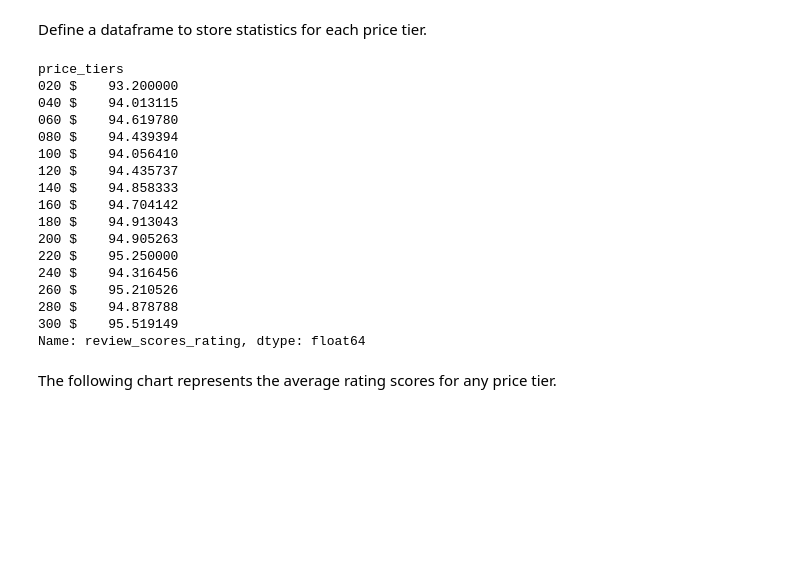
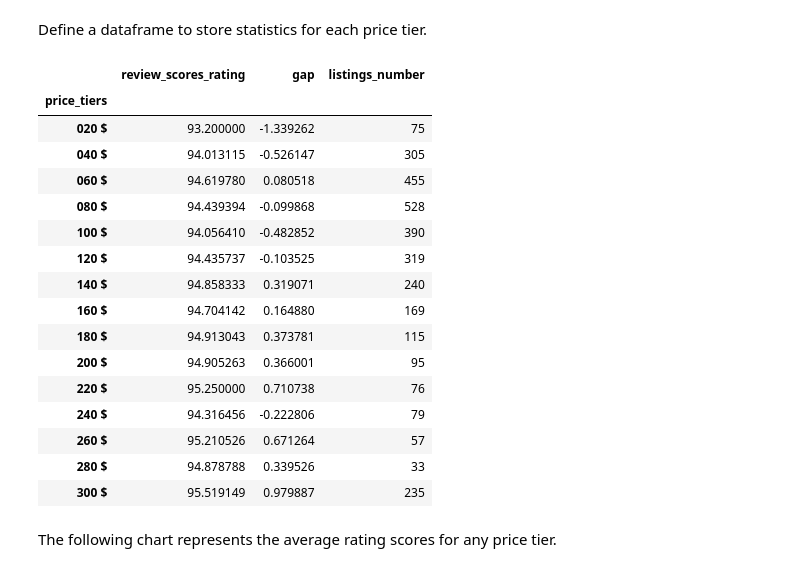
Before and after one commit to Carlo-Giordana/seattle_airbnb, a Jupyter notebook: How Much Rating Depends on Prices.ipynb, the cells around one changed output. Cells and saved outputs as stored; diff of their text form; code cells hidden in the pictures; blank space fills up the shorter version.

```diff
--- a/How Much Rating Depends on Prices.ipynb
+++ b/How Much Rating Depends on Prices.ipynb
@@ -47,0 +146,15 @@ df_calendar.head()
+# %%
+def group_by_col(df, col_by, col_togroup, grouping_criterium):
+    '''Takes in a Data Frame (df), 3 list of strings (col_by, col_togroup and grouping_criterium).
+Returns a Data Frame whose index are the values on which the data is grouped by with:
+- a column for each grouped column with the specified aggregation criterium for the category
+- a column for each grouped column with the gap between the mean for the category and the average value on all dataset
+- a column for each grouped column with the number of records for the category'''
+
+
+    df_output = pd.DataFrame(df.groupby(col_by).aggregate(dict(zip(col_togroup, grouping_criterium))))
+    avg = df[col_togroup].mean()
+    df_output['gap'] = df_output - avg
+    df_output['listings_number'] = df.groupby(col_by)[col_togroup].count()
+
+    return df_output
@@ -213,26 +400,26 @@ df_rated
 ### How much ratings depend on prices?
 # %% [markdown]
 Define a dataframe to store statistics for each price tier.
-# %%
-avg_rating_by_price = df_rated.groupby(['price_tiers'])['review_scores_rating'].mean()
-avg_rating_by_price
-# %% [output]
-price_tiers
-020 $    93.200000
-040 $    94.013115
-060 $    94.619780
-080 $    94.439394
-100 $    94.056410
-120 $    94.435737
-140 $    94.858333
-160 $    94.704142
-180 $    94.913043
-200 $    94.905263
-220 $    95.250000
-240 $    94.316456
-260 $    95.210526
-280 $    94.878788
-300 $    95.519149
-Name: review_scores_rating, dtype: float64
+# %%
+avg_rating_by_price = group_by_col(df_rated, ['price_tiers'], ['review_scores_rating'], ['mean'])
+avg_rating_by_price
+# %% [output]
+|  | review_scores_rating | gap | listings_number |
+| price_tiers |  |  |  |
+| 020 $ | 93.200000 | -1.339262 | 75 |
+| 040 $ | 94.013115 | -0.526147 | 305 |
+| 060 $ | 94.619780 | 0.080518 | 455 |
+| 080 $ | 94.439394 | -0.099868 | 528 |
+| 100 $ | 94.056410 | -0.482852 | 390 |
+| 120 $ | 94.435737 | -0.103525 | 319 |
+| 140 $ | 94.858333 | 0.319071 | 240 |
+| 160 $ | 94.704142 | 0.164880 | 169 |
+| 180 $ | 94.913043 | 0.373781 | 115 |
+| 200 $ | 94.905263 | 0.366001 | 95 |
+| 220 $ | 95.250000 | 0.710738 | 76 |
+| 240 $ | 94.316456 | -0.222806 | 79 |
+| 260 $ | 95.210526 | 0.671264 | 57 |
+| 280 $ | 94.878788 | 0.339526 | 33 |
+| 300 $ | 95.519149 | 0.979887 | 235 |
 # %% [markdown]
 The following chart represents the average rating scores for any price tier.
```
Also changed, not shown: parts of 35 cells of this notebook, 2 other files.
